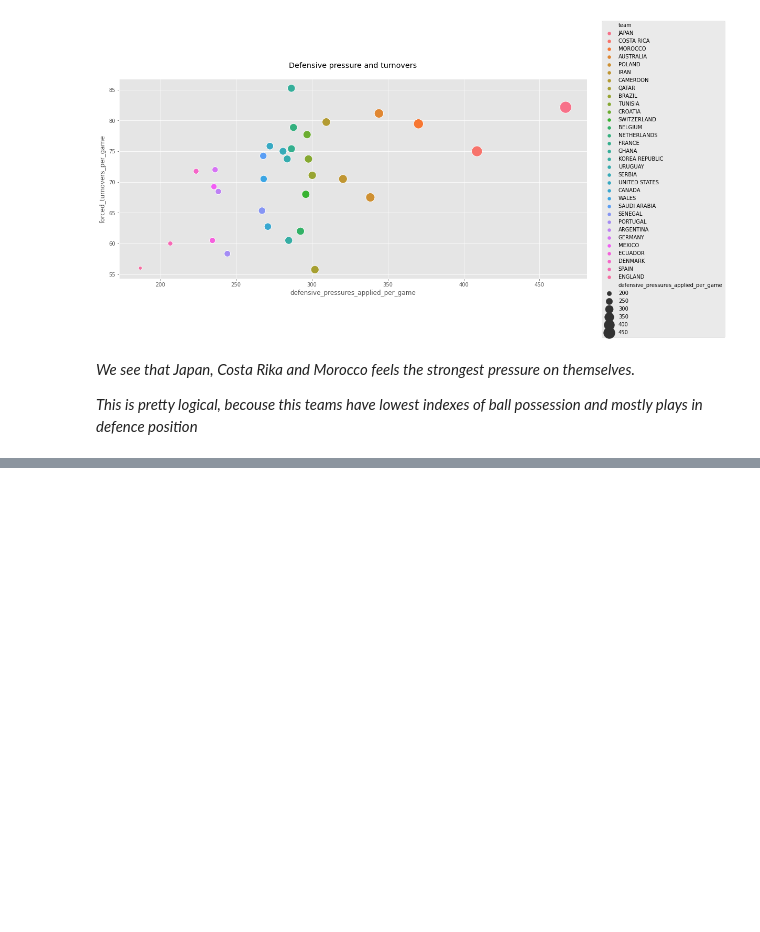
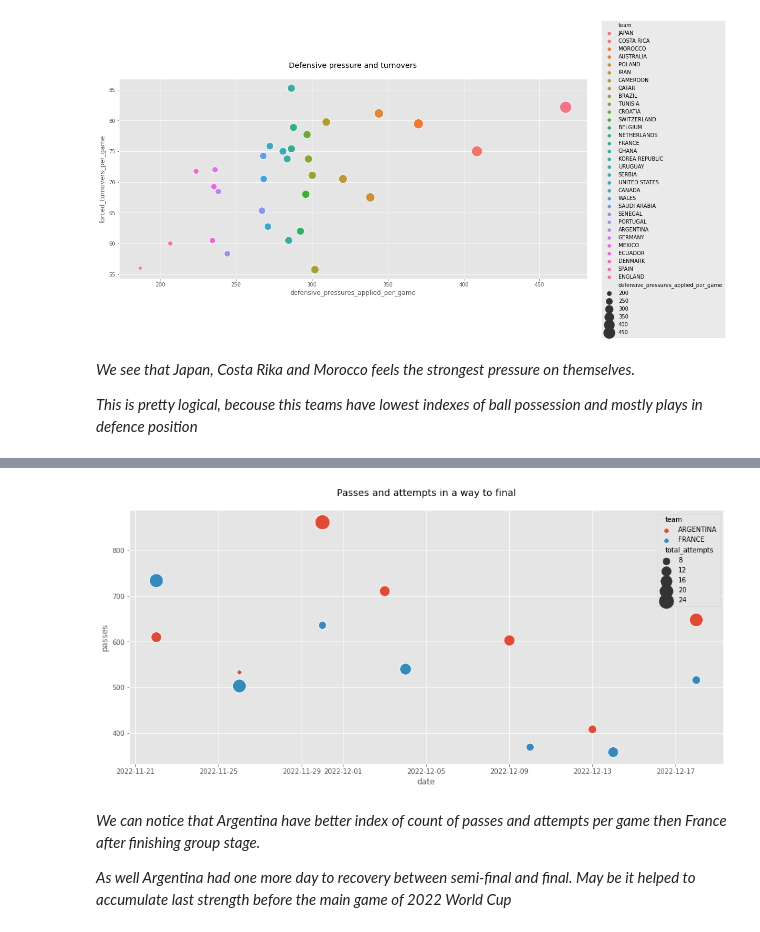
Before and after one commit to avgalkov/Kaggle-research, a Jupyter notebook: fifa-2022-world-cup-research.ipynb, the cells around one changed output, grey strips where cells are left out. Saved outputs shown, nothing was run; the diff lists cells and outputs as text; code cells hidden in the pictures; blank space fills up the shorter version.

Commit message:
Kaggle Notebook | FIFA 2022 World Cup research | Version 16

```diff
--- a/fifa-2022-world-cup-research.ipynb
+++ b/fifa-2022-world-cup-research.ipynb
@@ -768,3 +768,8 @@ sns.despine()
 *We see that Japan, Costa Rika and Morocco feels the strongest pressure on themselves.*
 
 *This is pretty logical, becouse this teams have lowest indexes of ball possession and mostly plays in defence position*
+# %%
+final = df_all[['date', 'team1', 'team2', 'number_of_goals_team1',
+               'number_of_goals_team2', 'total_attempts_team1', 'total_attempts_team2',
+               'passes_team1', 'passes_team2']]
+final.head()
@@ -770,0 +783,11 @@ sns.despine()
+# %%
+final_way_home = final.groupby(['team1','date'],as_index=False) \
+    .agg({"number_of_goals_team1":"sum",
+          "total_attempts_team1":"sum",
+          "passes_team1":"sum"}) \
+    .rename(columns={"team1":"team",
+                    "number_of_goals_team1":"number_of_goals",
+                    "total_attempts_team1":"total_attempts",
+                    "passes_team1":"passes"})
+final_way_home = final_way_home.query("team =='ARGENTINA' | team == 'FRANCE'")
+final_way_home
@@ -770,0 +805,11 @@ sns.despine()
+# %%
+final_way_away = final.groupby(['team2','date'],as_index=False) \
+    .agg({"number_of_goals_team2":"sum",
+          "total_attempts_team2":"sum",
+          "passes_team2":"sum"}) \
+    .rename(columns={"team2":"team",
+                    "number_of_goals_team2":"number_of_goals",
+                    "total_attempts_team2":"total_attempts",
+                    "passes_team2":"passes"})
+final_way_away = final_way_away.query("team =='ARGENTINA' | team == 'FRANCE'")
+final_way_away
@@ -770,0 +823,3 @@ sns.despine()
+# %%
+final_way = pd.concat([final_way_home, final_way_away]).sort_values('date').set_index('team')
+final_way
@@ -770,0 +843,12 @@ sns.despine()
+# %%
+sns.scatterplot(data = final_way, x = 'date', y = 'passes', hue='team',
+                size="total_attempts",
+                sizes=(50, 500)) \
+    .set_title("Passes and attempts in a way to final\n")
+sns.despine()
+# %% [output]
+[figure, added]
+# %% [markdown]
+*We can notice that Argentina have better index of count of passes and attempts per game then France after finishing group stage.*
+
+*As well Argentina had one more day to recovery between semi-final and final. May be it helped to accumulate last strength before the main game of 2022 World Cup*
```
Also changed, not shown: parts of 6 cells of this notebook.
